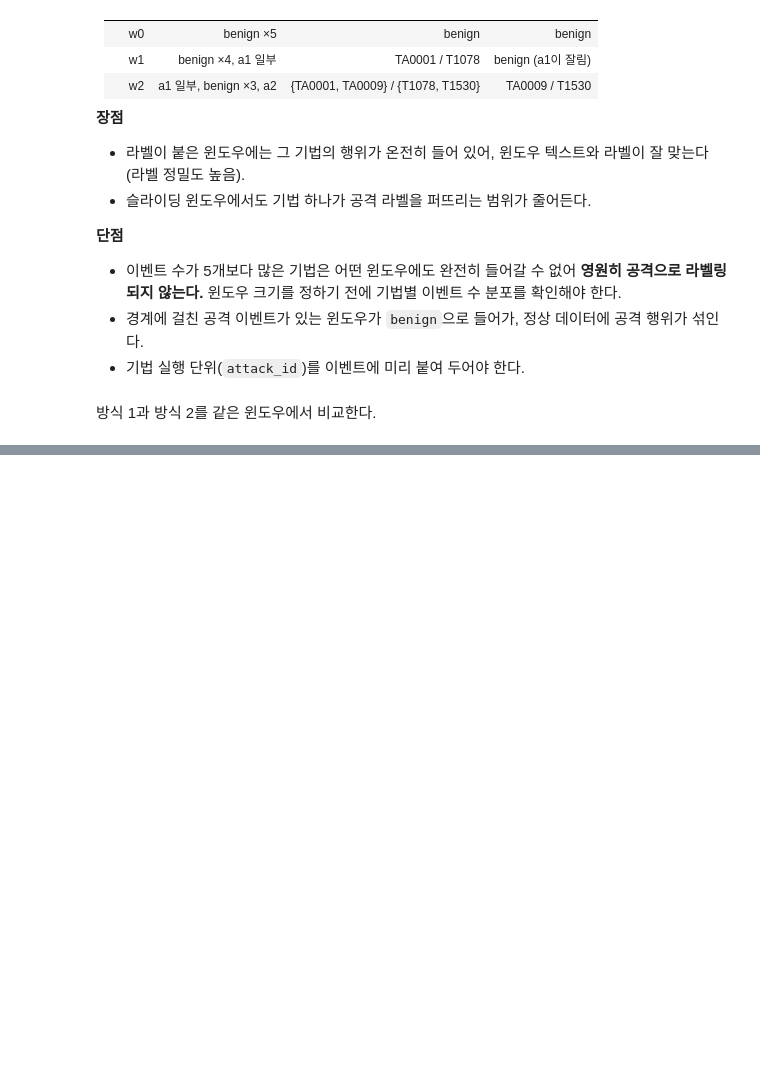
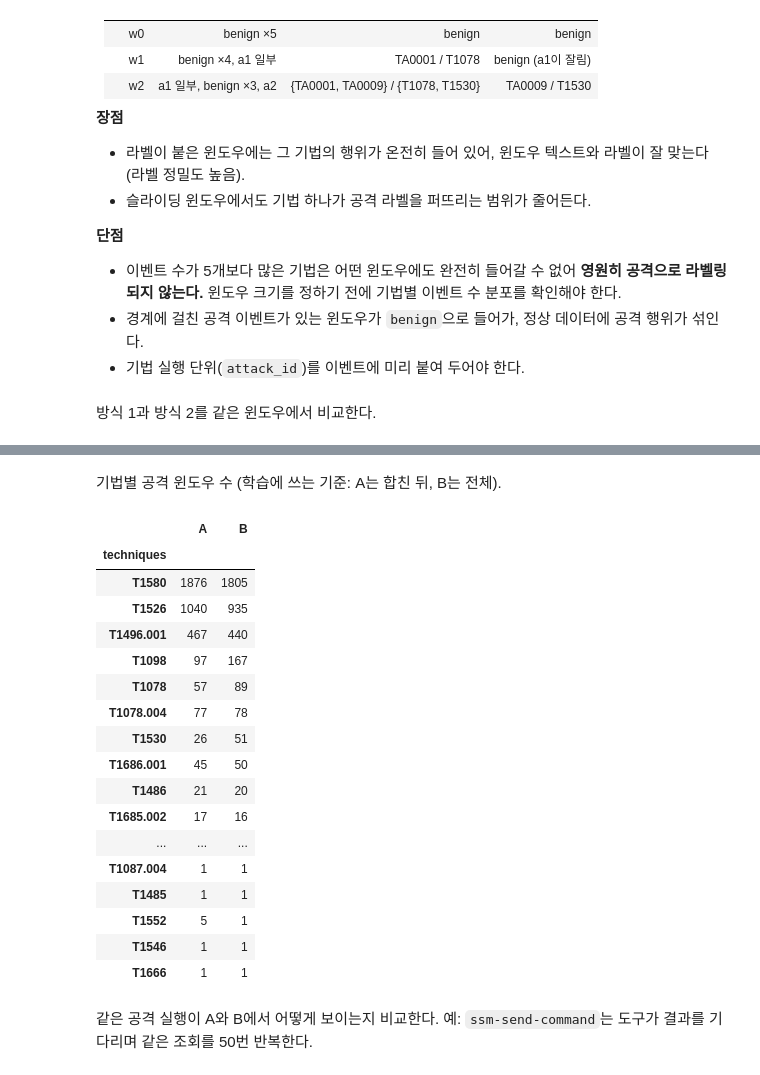
Before and after one commit to ajou-cf/cloudtrail-attack-gliclass, a Jupyter notebook: notebooks/window.ipynb, the cells around one changed output, grey strips where cells are left out. Drawn from its saved outputs; the diff is of its cells as text; code cells hidden in the pictures; blank space fills up the shorter version.

```diff
--- a/notebooks/window.ipynb
+++ b/notebooks/window.ipynb
@@ -143,0 +258,29 @@ sizes.to_frame().assign(fits_in_window=sizes <= 5)
+# %%
+def build_windows(events, size=5, stride=1):
+    rows = []
+    for session, g in events.groupby("session", sort=False):
+        for i, w in enumerate(make_windows_keep_tail(g, size, stride)):
+            rows.append({
+                "session": session, "source": w["source"].iat[0], "window": i,
+                "n_events": len(w), "n_attack_events": int(w["is_attack"].sum()),
+                "event_uids": "|".join(w["event_uid"]),
+                "eventNames": " > ".join(w["eventName"]),
+                "signature": window_signature(w),
+                **label_window(w),
+            })
+    return pd.DataFrame(rows)
+
+
+def mark_duplicates(win):
+    """내용(signature)과 라벨이 같은 윈도우를 한 묶음으로 표시한다. 윈도우는 지우지 않는다."""
+    win = win.copy()
+    label = win["techniques"].where(win["is_attack"], "BENIGN")
+    key = win["signature"] + "#" + label
+    win["dup_group"] = pd.factorize(key)[0]
+    win["dup_count"] = win.groupby("dup_group")["dup_group"].transform("size")
+    win["is_first"] = ~key.duplicated()                                   # A의 학습 데이터는 이것만 쓴다
+    win["label_conflict"] = label.groupby(win["signature"]).transform("nunique") > 1
+    return win
+
+
+windows = {v: mark_duplicates(build_windows(load_events(path), SIZE, STRIDE)) for v, path in INPUTS.items()}
@@ -143,0 +314,29 @@ sizes.to_frame().assign(fits_in_window=sizes <= 5)
+# %% [markdown]
+기법별 공격 윈도우 수 (학습에 쓰는 기준: A는 합친 뒤, B는 전체).
+# %%
+train = {"A": windows["A"][windows["A"]["is_first"]], "B": windows["B"]}
+per_tech = pd.DataFrame({
+    v: w[w["is_attack"]]["techniques"].str.split("|").explode().value_counts() for v, w in train.items()
+}).fillna(0).astype(int).sort_values("B", ascending=False)
+per_tech
+# %% [output]
+|  | A | B |
+| techniques |  |  |
+| T1580 | 1876 | 1805 |
+| T1526 | 1040 | 935 |
+| T1496.001 | 467 | 440 |
+| T1098 | 97 | 167 |
+| T1078 | 57 | 89 |
+| T1078.004 | 77 | 78 |
+| T1530 | 26 | 51 |
+| T1686.001 | 45 | 50 |
+| T1486 | 21 | 20 |
+| T1685.002 | 17 | 16 |
+| ... | ... | ... |
+| T1087.004 | 1 | 1 |
+| T1485 | 1 | 1 |
+| T1552 | 5 | 1 |
+| T1546 | 1 | 1 |
+| T1666 | 1 | 1 |
+# %% [markdown]
+같은 공격 실행이 A와 B에서 어떻게 보이는지 비교한다. 예: `ssm-send-command`는 도구가 결과를 기다리며 같은 조회를 50번 반복한다.
```
Also changed, not shown: parts of 11 cells of this notebook, 3 other files.
